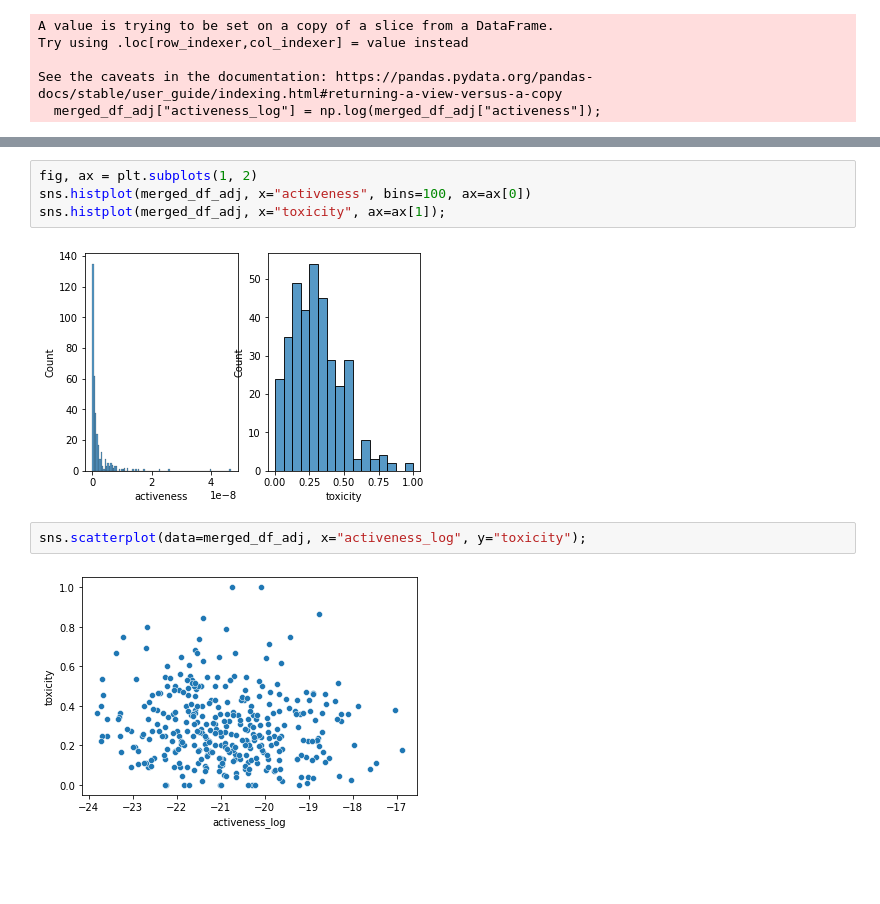
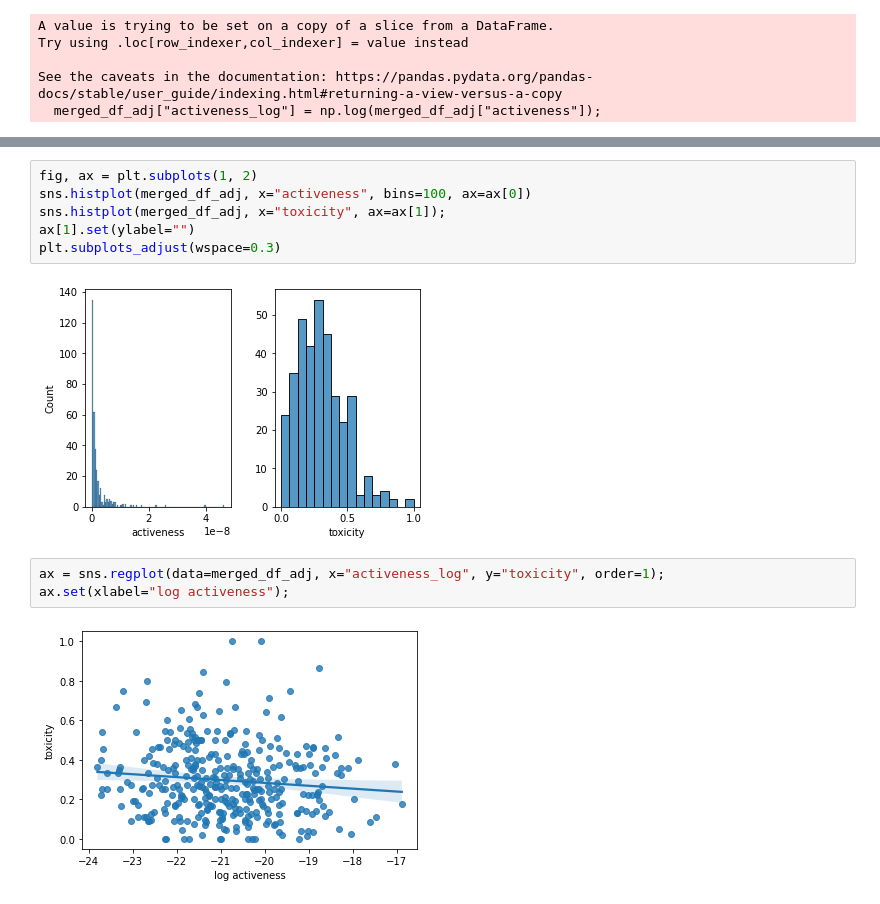
Before and after one commit to Pireax/2imp40, a Jupyter notebook: RQ1.ipynb, the cells around one changed output, grey strips where cells are left out. Drawn from its saved outputs; the diff is of its cells as text; blank space fills up the shorter version.

Commit message:
Add more plots and tests for RQ1

```diff
--- a/RQ1.ipynb
+++ b/RQ1.ipynb
@@ -147,10 +148,13 @@ merged_df_adj_tst.head()
 # %%
 fig, ax = plt.subplots(1, 2)
 sns.histplot(merged_df_adj, x="activeness", bins=100, ax=ax[0])
 sns.histplot(merged_df_adj, x="toxicity", ax=ax[1]);
+ax[1].set(ylabel="")
+plt.subplots_adjust(wspace=0.3)
 # %% [output]
-[figure, old version]
+[figure, new version]
 # %%
-sns.scatterplot(data=merged_df_adj, x="activeness_log", y="toxicity");
+ax = sns.regplot(data=merged_df_adj, x="activeness_log", y="toxicity", order=1);
+ax.set(xlabel="log activeness");
 # %% [output]
-[figure, old version]
+[figure, new version]
```
Also changed, not shown: parts of 5 cells of this notebook.
